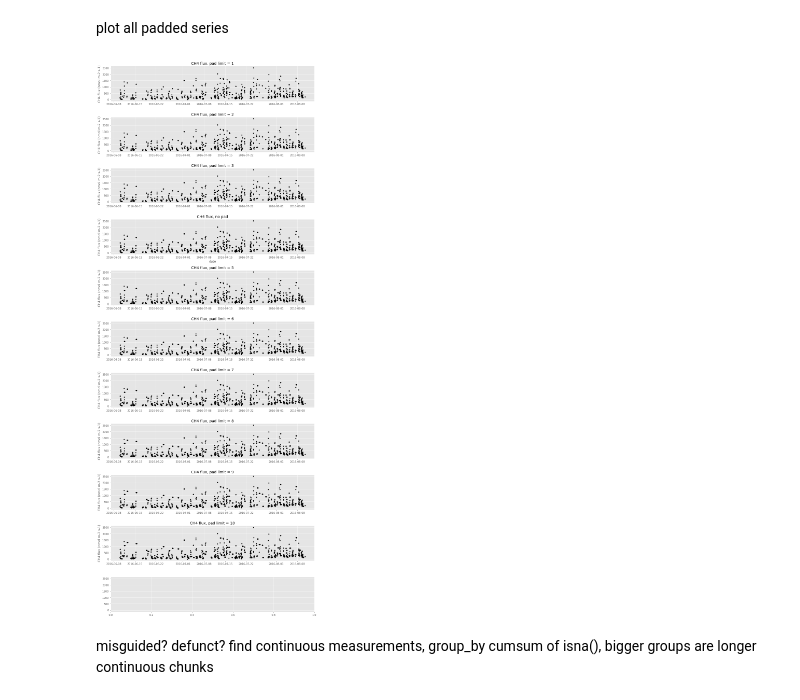
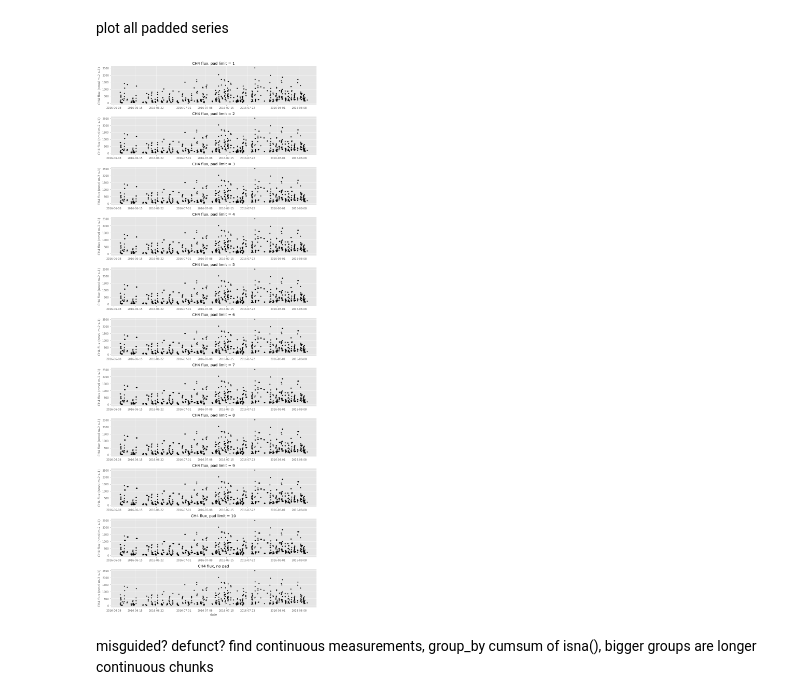
Before and after one commit to ottobriner/wavelet-partition, a Jupyter notebook: wavelet-partition.ipynb, the cells around one changed output. Saved outputs shown, nothing was run; the diff lists cells and outputs as text; code cells hidden in the pictures.

```diff
--- a/wavelet-partition.ipynb
+++ b/wavelet-partition.ipynb
@@ -81,18 +81,18 @@ plot all padded series
 # %%
 fig, ax = plt.subplots(11, 1, sharey=True, figsize=(12,30))
 
 for i in range(10):
     ax[i].plot(dfw['date'], dfw['FCH4_P{}'.format(i+1)], 'k.')
     ax[i].set_title('CH4 flux, pad limit = {}'.format(i+1))
     ax[i].set_ylabel('CH4 flux (nmol m-2 s-1)')
 
-ax[3].plot(dfw['date'], dfw['FCH4'], 'k.')
-ax[3].set_title('CH4 flux, no pad')
-ax[3].set_xlabel('date')
-ax[3].set_ylabel('CH4 flux (nmol m-2 s-1)')
+ax[10].plot(dfw['date'], dfw['FCH4'], 'k.')
+ax[10].set_title('CH4 flux, no pad')
+ax[10].set_xlabel('date')
+ax[10].set_ylabel('CH4 flux (nmol m-2 s-1)')
 plt.tight_layout()
 # %% [output]
-[figure, old version]
+[figure, new version]
 # %% [markdown]
 misguided? defunct? find continuous measurements, group_by cumsum of isna(), bigger groups are longer continuous chunks
 # %%
```
